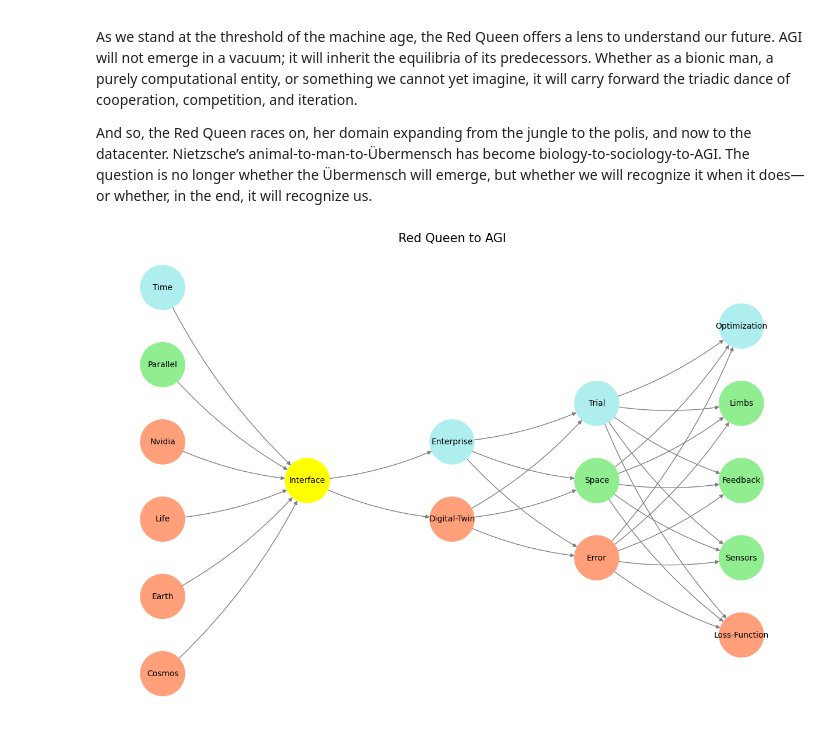
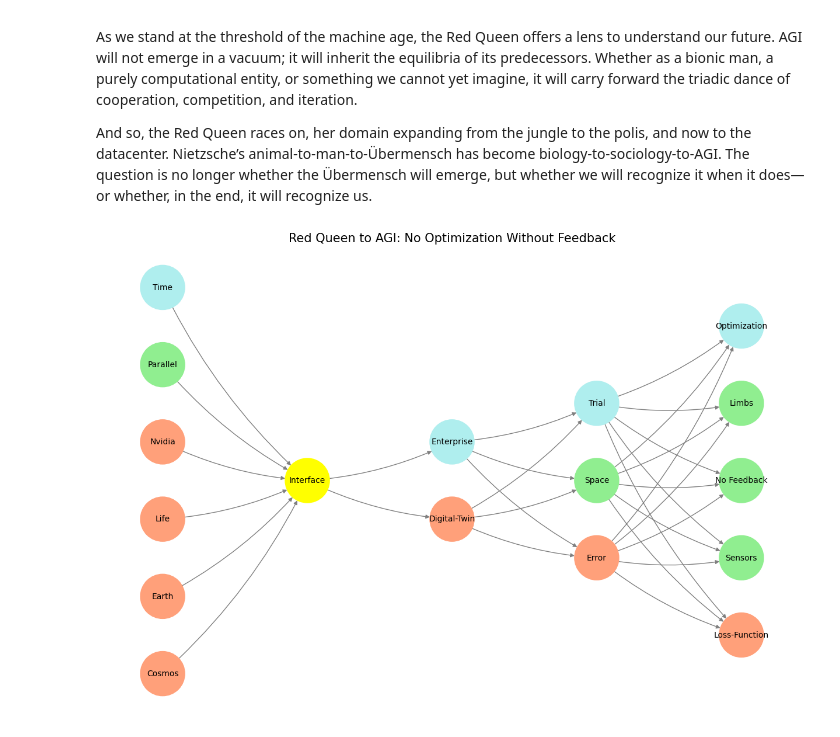
Before and after one commit to abikesa/weisner, a Jupyter notebook: kitabo/ensi/_build/jupyter_execute/act1/chapter1.ipynb, the cells around one changed output. Cells and saved outputs as stored; diff of their text form; code cells hidden in the pictures.

Commit message:
how now, what say the citizens? - no feedback

```diff
--- a/kitabo/ensi/_build/jupyter_execute/act1/chapter1.ipynb
+++ b/kitabo/ensi/_build/jupyter_execute/act1/chapter1.ipynb
@@ -51,7 +51,7 @@ def define_layers():
         'Yellowstone/PerceptionAI': ['Interface'],
         'Input/AgenticAI': ['Digital-Twin', 'Enterprise'],
         'Hidden/GenerativeAI': ['Error', 'Space', 'Trial'],
-        'Output/PhysicalAI': ['Loss-Function', 'Sensors', 'Feedback', 'Limbs', 'Optimization']
+        'Output/PhysicalAI': ['Loss-Function', 'Sensors', 'No Feedback', 'Limbs', 'Optimization']
     }
 
 # Assign colors to nodes
@@ -74,7 +74,7 @@ def assign_colors(node, layer):
     elif layer == 'Output/PhysicalAI':
         if node == 'Optimization':
             return 'paleturquoise'
-        elif node in ['Limbs', 'Feedback', 'Sensors']:
+        elif node in ['Limbs', 'No Feedback', 'Sensors']:
             return 'lightgreen'
         elif node == 'Loss-Function':
             return 'lightsalmon'
@@ -95,32 +95,32 @@ def visualize_nn():
     center_x = 0  # Align nodes horizontally
 
     # Add nodes and assign positions
     for i, (layer_name, nodes) in enumerate(layers.items()):
         y_positions = calculate_positions(nodes, center_x, offset=-len(layers) + i + 1)
         for node, position in zip(nodes, y_positions):
             G.add_node(node, layer=layer_name)
             pos[node] = position
             node_colors.append(assign_colors(node, layer_name))
 
     # Add edges (without weights)
     for layer_pair in [
         ('Pre-Input/World', 'Yellowstone/PerceptionAI'), ('Yellowstone/PerceptionAI', 'Input/AgenticAI'), ('Input/AgenticAI', 'Hidden/GenerativeAI'), ('Hidden/GenerativeAI', 'Output/PhysicalAI')
     ]:
         source_layer, target_layer = layer_pair
         for source in layers[source_layer]:
             for target in layers[target_layer]:
                 G.add_edge(source, target)
 
     # Draw the graph
     plt.figure(figsize=(12, 8))
     nx.draw(
         G, pos, with_labels=True, node_color=node_colors, edge_color='gray',
         node_size=3000, font_size=10, connectionstyle="arc3,rad=0.1"
     )
-    plt.title("Red Queen to AGI", fontsize=15)
+    plt.title("Red Queen to AGI: No Optimization Without Feedback", fontsize=15)
     plt.show()
 
 # Run the visualization
 visualize_nn()
 # %% [output]
-[figure, old version]
+[figure, new version]
```
Also changed, not shown: parts of 2 cells of this notebook, 8 other files.
